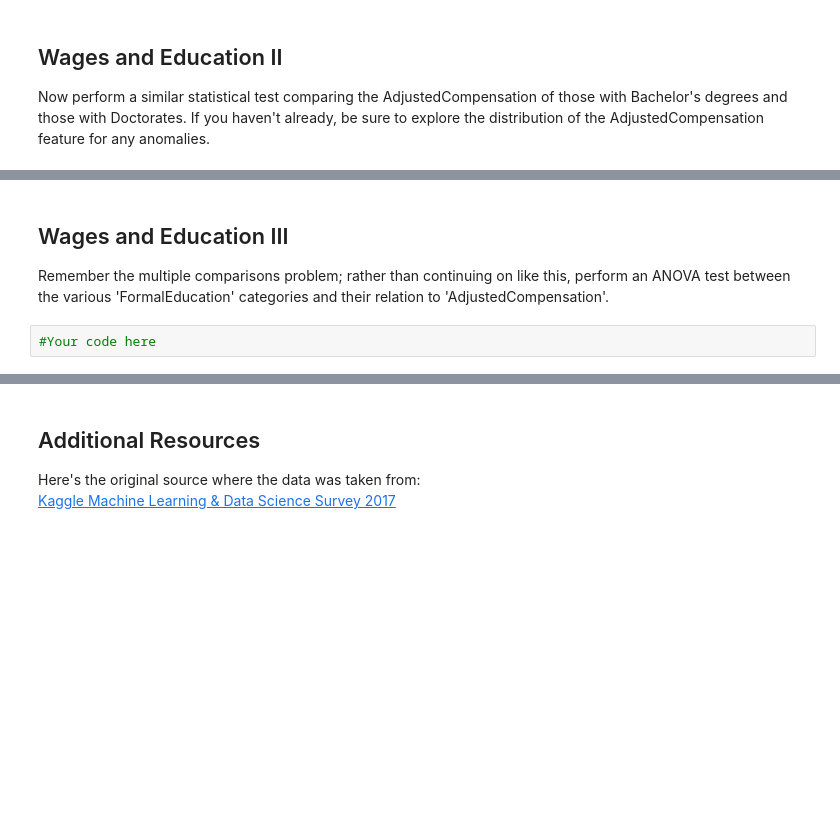
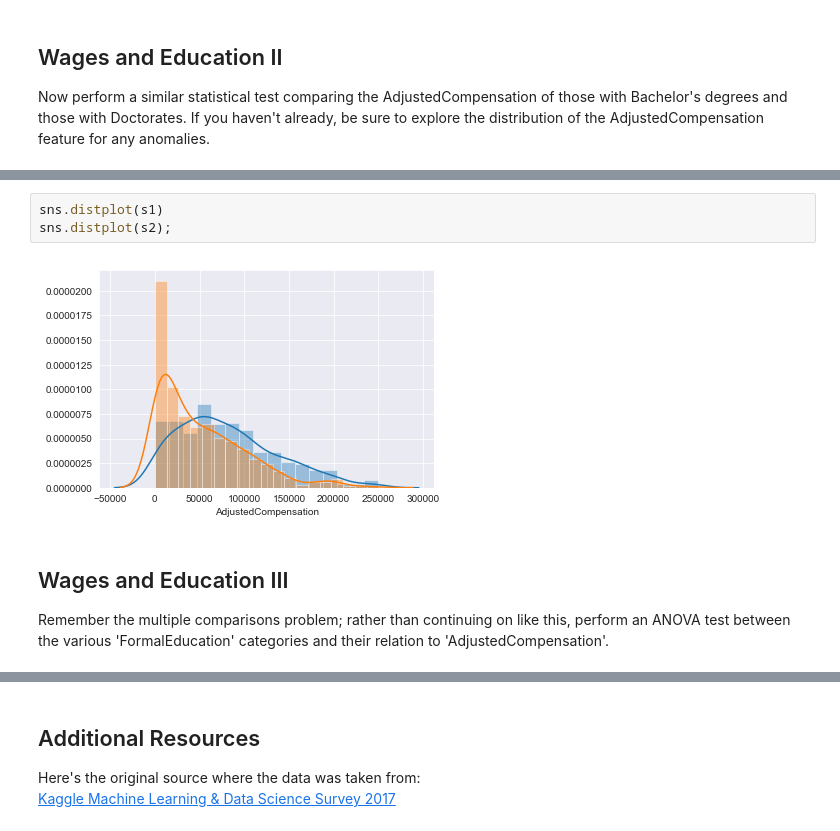
Before and after one commit to magnawhale/dsc-in-depth-ab-testing-lab-online-ds-ft-051319, a Jupyter notebook: index.ipynb, the cells around one changed output, grey strips where cells are left out. Cells and saved outputs as stored; diff of their text form; blank space fills up the shorter version.

```diff
--- a/index.ipynb
+++ b/index.ipynb
@@ -91,6 +231,9 @@ Welch's t-test p-value with outliers removed: 0.0
+# %%
+sns.distplot(s1)
+sns.distplot(s2);
+# %% [output]
+[figure, added]
 # %% [markdown]
 ## Wages and Education III
 
 Remember the multiple comparisons problem; rather than continuing on like this, perform an ANOVA test between the various 'FormalEducation' categories and their relation to 'AdjustedCompensation'.
-# %%
-#Your code here
```
Also changed, not shown: parts of 22 cells of this notebook.
